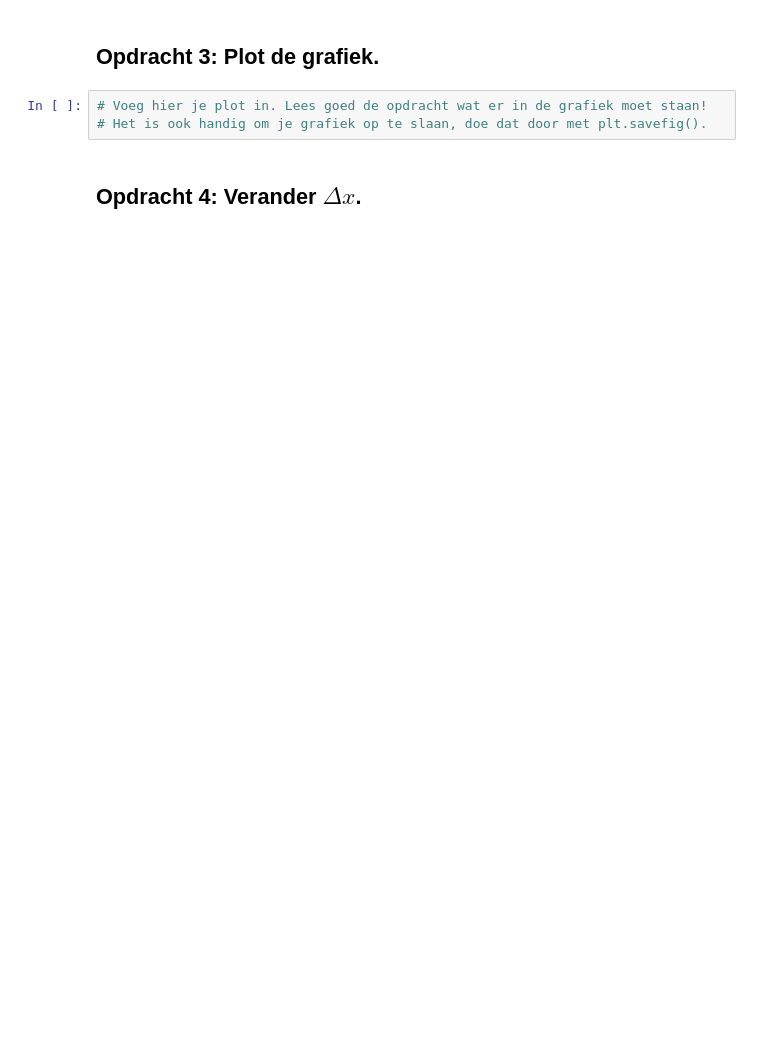
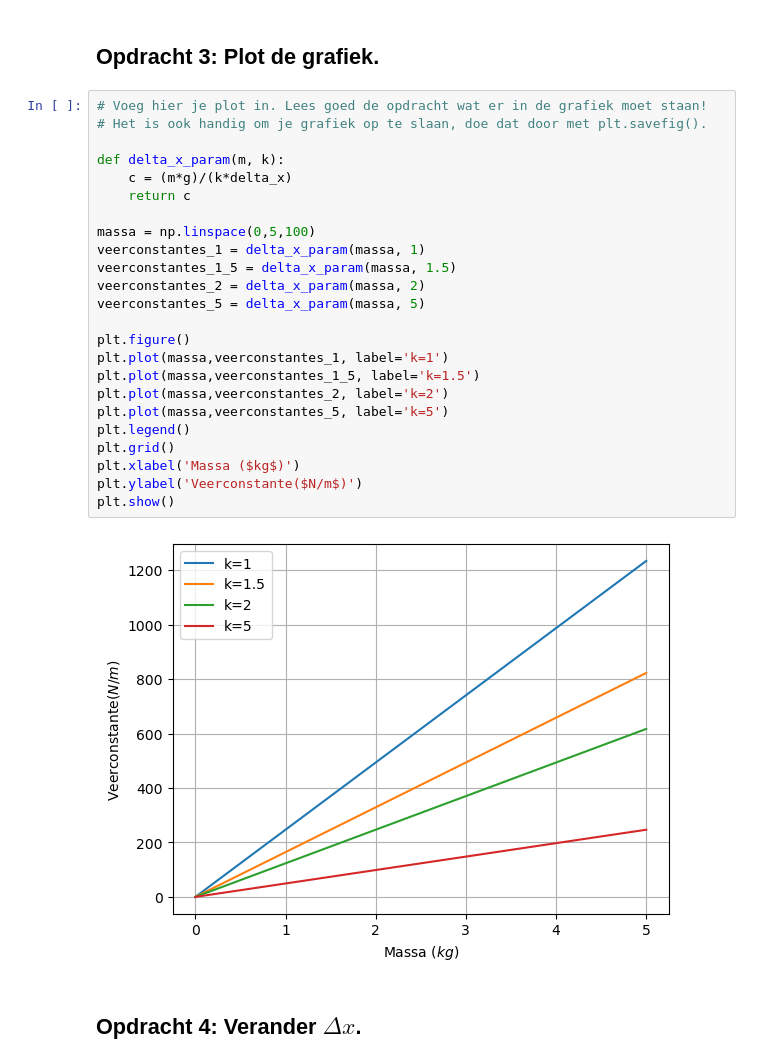
Before and after one commit to FRoerink/opdrachten-DEF-D, a Jupyter notebook: FysiekeOntwerpopdrachten/5MaakEenOpstellingTrillingsvrij/Ontwerpopdracht5MaakEenOpstellingTrillingsvrijInvulTemplate.ipynb, the cells around one changed output. Drawn from its saved outputs; the diff is of its cells as text; blank space fills up the shorter version.

```diff
--- a/FysiekeOntwerpopdrachten/5MaakEenOpstellingTrillingsvrij/Ontwerpopdracht5MaakEenOpstellingTrillingsvrijInvulTemplate.ipynb
+++ b/FysiekeOntwerpopdrachten/5MaakEenOpstellingTrillingsvrij/Ontwerpopdracht5MaakEenOpstellingTrillingsvrijInvulTemplate.ipynb
@@ -55,6 +79,29 @@ Vul onderstaande tabel in:
 # %%
 # Voeg hier je plot in. Lees goed de opdracht wat er in de grafiek moet staan!
 # Het is ook handig om je grafiek op te slaan, doe dat door met plt.savefig().
+
+def delta_x_param(m, k):
+    c = (m*g)/(k*delta_x)
+    return c
+
+massa = np.linspace(0,5,100)
+veerconstantes_1 = delta_x_param(massa, 1)
+veerconstantes_1_5 = delta_x_param(massa, 1.5)
+veerconstantes_2 = delta_x_param(massa, 2)
+veerconstantes_5 = delta_x_param(massa, 5)
+
+plt.figure()
+plt.plot(massa,veerconstantes_1, label='k=1')
+plt.plot(massa,veerconstantes_1_5, label='k=1.5')
+plt.plot(massa,veerconstantes_2, label='k=2')
+plt.plot(massa,veerconstantes_5, label='k=5')
+plt.legend()
+plt.grid()
+plt.xlabel('Massa ($kg$)')
+plt.ylabel('Veerconstante($N/m$)')
+plt.show()
+# %% [output]
+[figure, added]
 # %% [markdown]
 ## Opdracht 4: Verander $\Delta x$.
 # %% [markdown]
```
Also changed, not shown: parts of 22 cells of this notebook, 3 other files.
